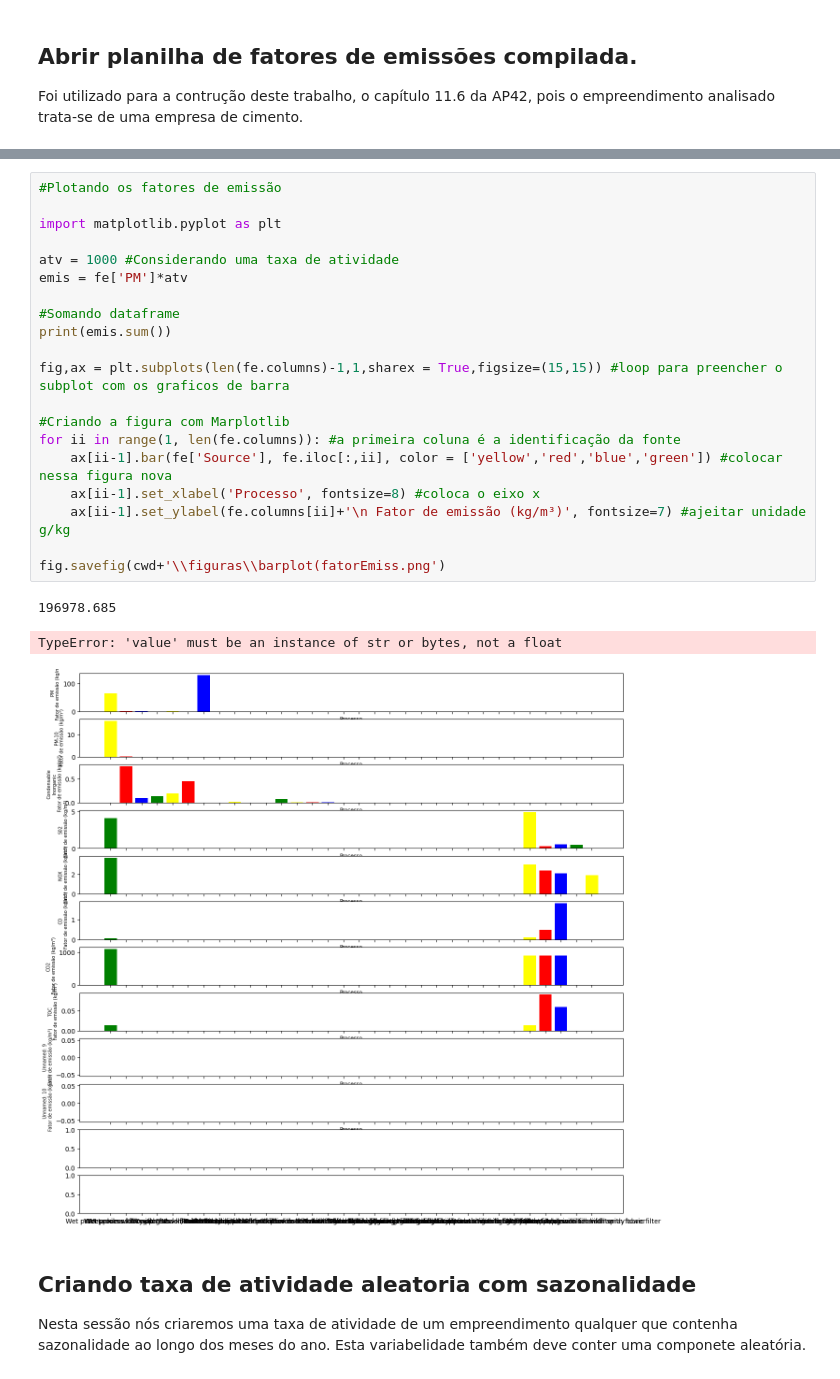
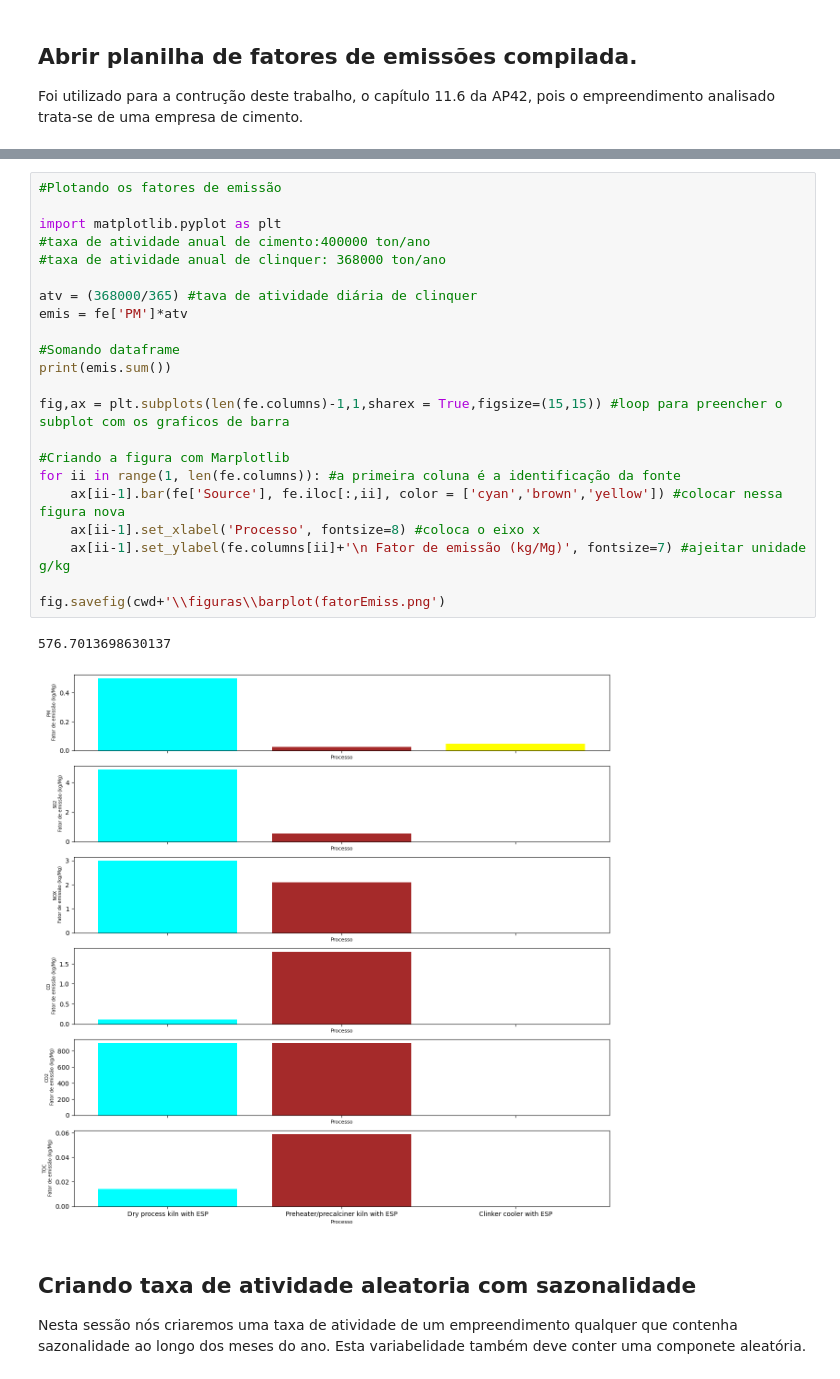
Before and after one commit to ezequieldeconti/ENS5174_202401, a Jupyter notebook: Atividade01_01.ipynb, the cells around one changed output, grey strips where cells are left out. Cells and saved outputs as stored; diff of their text form.

```diff
--- a/Atividade01_01.ipynb
+++ b/Atividade01_01.ipynb
@@ -83,27 +37,28 @@ plt.show()
 # %%
 #Plotando os fatores de emissão
 
 import matplotlib.pyplot as plt
+#taxa de atividade anual de cimento:400000 ton/ano
+#taxa de atividade anual de clinquer: 368000 ton/ano
 
-atv = 1000 #Considerando uma taxa de atividade
+atv = (368000/365) #tava de atividade diária de clinquer
 emis = fe['PM']*atv
 
 #Somando dataframe
 print(emis.sum())
 
 fig,ax = plt.subplots(len(fe.columns)-1,1,sharex = True,figsize=(15,15)) #loop para preencher o subplot com os graficos de barra
 
 #Criando a figura com Marplotlib
 for ii in range(1, len(fe.columns)): #a primeira coluna é a identificação da fonte
-    ax[ii-1].bar(fe['Source'], fe.iloc[:,ii], color = ['yellow','red','blue','green']) #colocar nessa figura nova
+    ax[ii-1].bar(fe['Source'], fe.iloc[:,ii], color = ['cyan','brown','yellow']) #colocar nessa figura nova
     ax[ii-1].set_xlabel('Processo', fontsize=8) #coloca o eixo x
-    ax[ii-1].set_ylabel(fe.columns[ii]+'\n Fator de emissão (kg/m³)', fontsize=7) #ajeitar unidade g/kg
+    ax[ii-1].set_ylabel(fe.columns[ii]+'\n Fator de emissão (kg/Mg)', fontsize=7) #ajeitar unidade g/kg
 
 fig.savefig(cwd+'\\figuras\\barplot(fatorEmiss.png')
 # %% [output]
-196978.685
+576.7013698630137
-TypeError: 'value' must be an instance of str or bytes, not a float
-[figure, old version]
+[figure, new version]
 # %% [markdown]
 ## Criando taxa de atividade aleatoria com sazonalidade
 Nesta sessão nós criaremos uma taxa de atividade de um empreendimento qualquer que contenha sazonalidade ao longo dos meses do ano. Esta variabelidade também deve conter uma componete aleatória.
```
Also changed, not shown: parts of 10 cells of this notebook.
